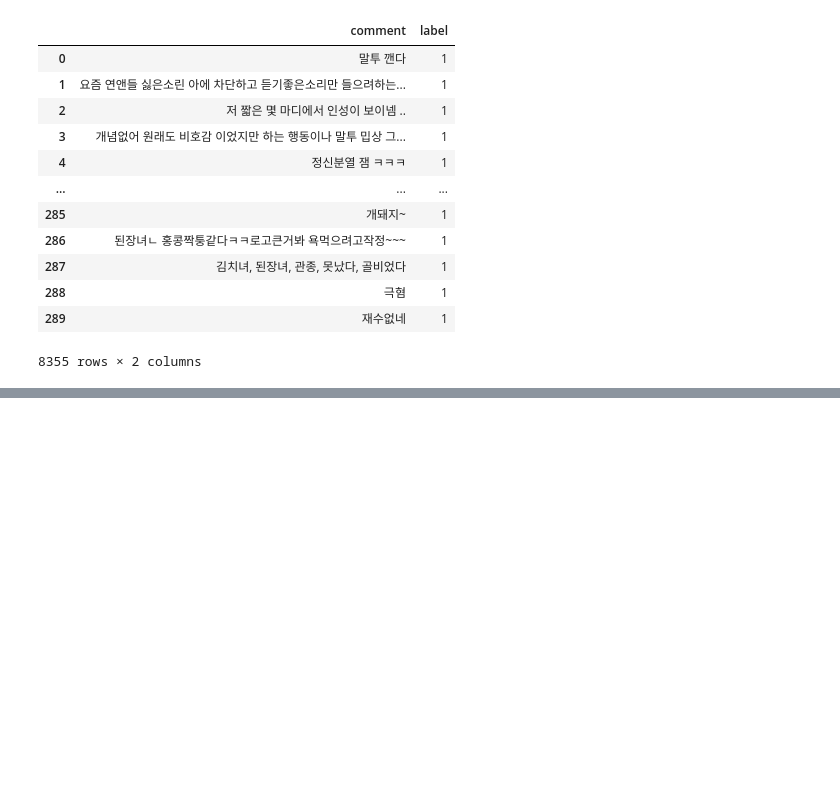
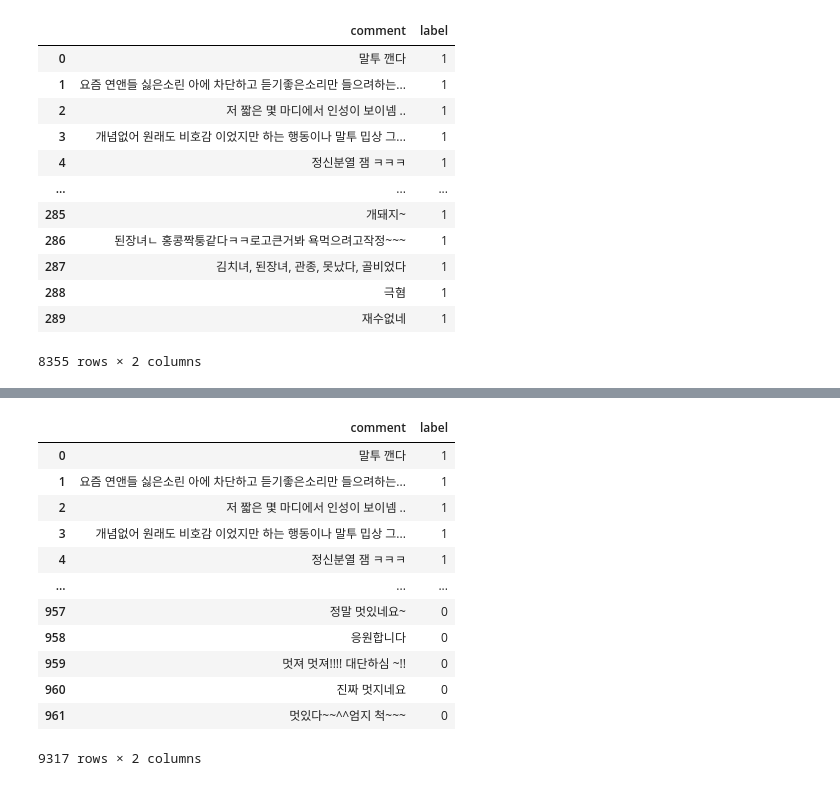
Before and after one commit to sooyeon-go/grad_project, a Jupyter notebook: comment_crawling_r/comment_csv.ipynb, the cells around one changed output, grey strips where cells are left out. Saved outputs shown, nothing was run; the diff lists cells and outputs as text; code cells hidden in the pictures; blank space fills up the shorter version.

```diff
--- a/comment_crawling_r/comment_csv.ipynb
+++ b/comment_crawling_r/comment_csv.ipynb
@@ -980,0 +1022,17 @@ fi16
+# %%
+fi17 = fi16.append(dic18)
+fi17
+# %% [output]
+|  | comment | label |
+| 0 | 말투 깬다 | 1 |
+| 1 | 요즘 연앤들 싫은소린 아에 차단하고 듣기좋은소리만 들으려하는... | 1 |
+| 2 | 저 짧은 몇 마디에서 인성이 보이넴 .. | 1 |
+| 3 | 개념없어 원래도 비호감 이었지만 하는 행동이나 말투 밉상 그... | 1 |
+| 4 | 정신분열 잼 ㅋㅋㅋ | 1 |
+| ... | ... | ... |
+| 957 | 정말 멋있네요~ | 0 |
+| 958 | 응원합니다 | 0 |
+| 959 | 멋져 멋져!!!! 대단하심 ~!! | 0 |
+| 960 | 진짜 멋지네요 | 0 |
+| 961 | 멋있다~~^^엄지 척~~~ | 0 |
+9317 rows × 2 columns
```
Also changed, not shown: parts of 2 cells of this notebook.
